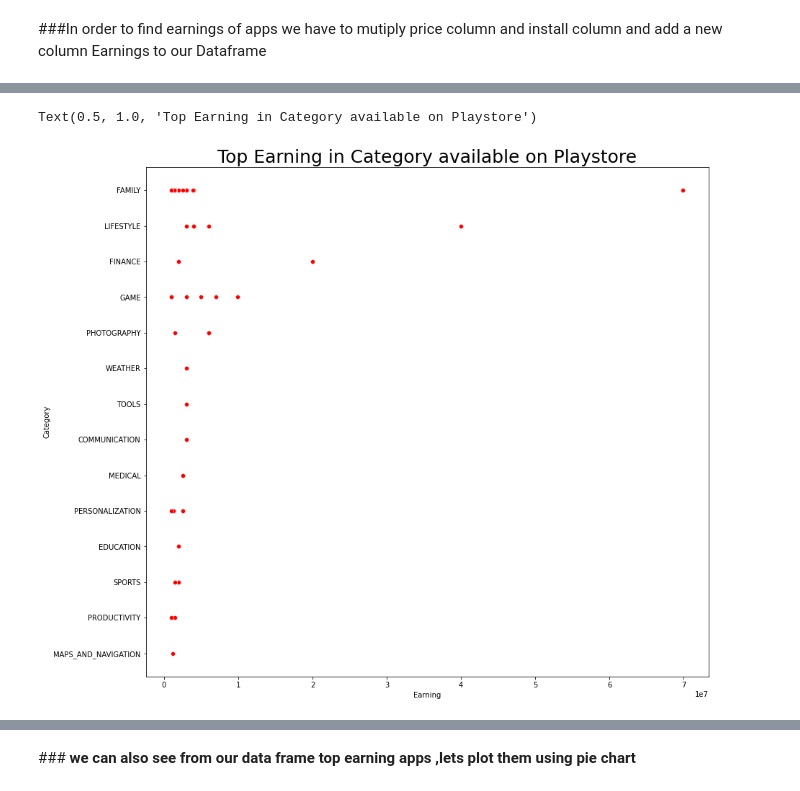
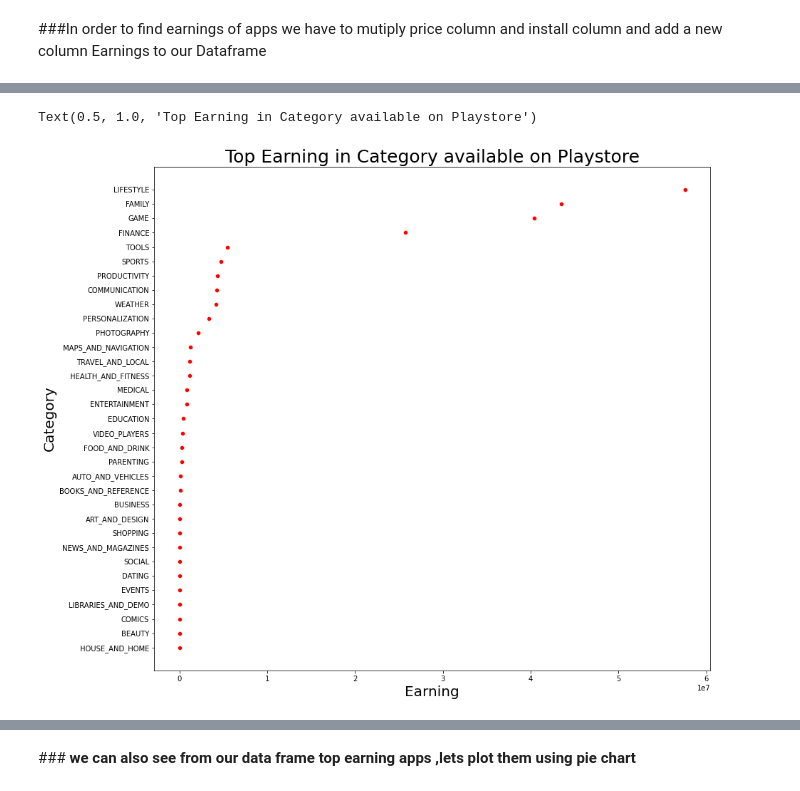
Before and after one commit to MANISH-KUMAR-CODES/Playstore-analysis-capstone-project-1, a Jupyter notebook: Play_Store_App_Review_Analysis_Capstone_Project.ipynb, the cells around one changed output, grey strips where cells are left out. Drawn from its saved outputs; the diff is of its cells as text; code cells hidden in the pictures.

```diff
--- a/Play_Store_App_Review_Analysis_Capstone_Project.ipynb
+++ b/Play_Store_App_Review_Analysis_Capstone_Project.ipynb
@@ -782,7 +782,8 @@ Text(0.5, 1.0, 'Top 20 Genres')
 # %%
 #Making a new column earning  and adding it to our dataframe
 df1['Earning'] = df1['Price']*df1['Installs']
-df1 = df1.sort_values(by = 'Earning',ascending = False).head(55)
+df1 = df1.sort_values(by = 'Earning',ascending = False)
+df1.drop_duplicates(subset ="App", keep = False, inplace = True)
 df1
 # %% [output]
 |  | App | Category | Rating | Reviews | Size | Installs | Type | Price | Content Rating | Genres | ... |
@@ -804,0 +802,4 @@ df1
+# %%
+# creating another Dataframe
+df2 = df1.groupby('Category')[['Earning']].sum().sort_values(by='Earning', ascending=False)
+df2
@@ -805,8 +825,10 @@ df1
 # %%
 #plotting scatter plot
 plt.figure(figsize= (14,13))
-sns.scatterplot(df1.Earning,df1.Category, color='R')
+plt.ylabel('Category',size= 20)
+plt.xlabel('Earning',size = 20)
+sns.scatterplot(df2.Earning,df2.index, color='R')
 plt.title('Top Earning in Category available on Playstore',size= 25)
 # %% [output]
 Text(0.5, 1.0, 'Top Earning in Category available on Playstore')
-[figure, old version]
+[figure, new version]
```
Also changed, not shown: parts of 11 cells of this notebook.
